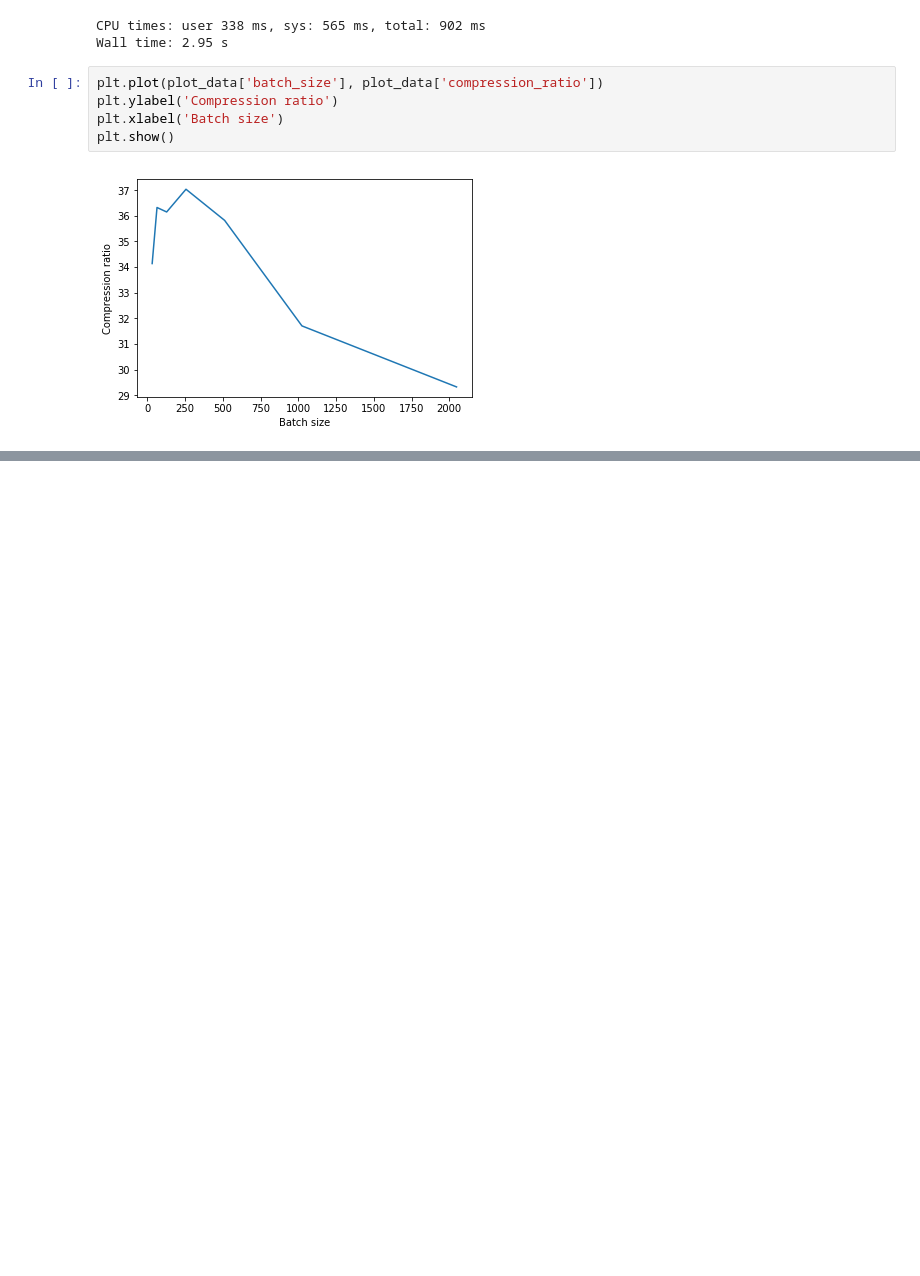
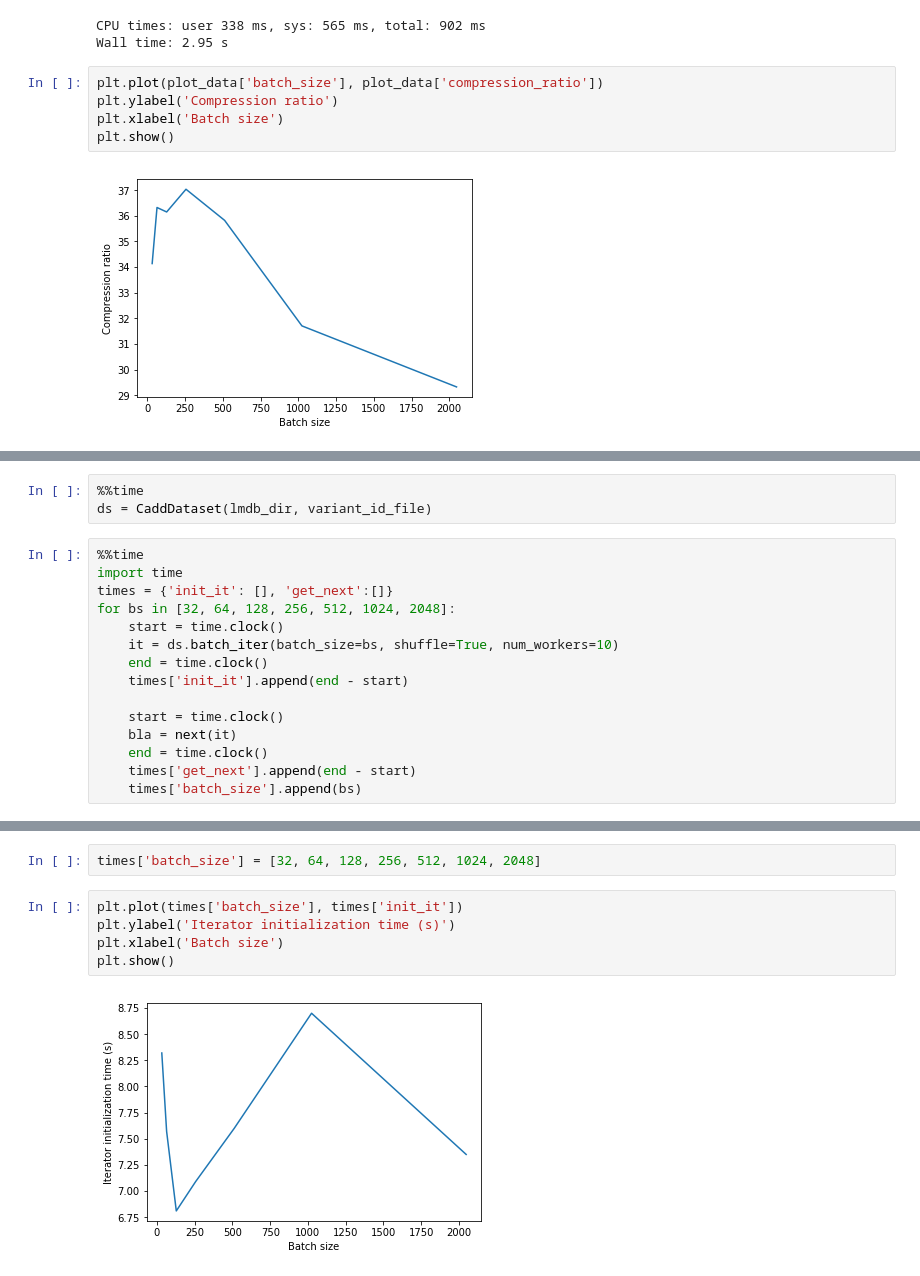
Before and after one commit to dansimancas/kipoi-cadd, a Jupyter notebook: plots/thesis/01_Data_preprocessing.ipynb, the cells around one changed output, grey strips where cells are left out. Drawn from its saved outputs; the diff is of its cells as text; blank space fills up the shorter version.

```diff
--- a/plots/thesis/01_Data_preprocessing.ipynb
+++ b/plots/thesis/01_Data_preprocessing.ipynb
@@ -34,0 +35,18 @@ plt.show()
+# %%
+%%time
+ds = CaddDataset(lmdb_dir, variant_id_file)
+# %%
+%%time
+import time
+times = {'init_it': [], 'get_next':[]}
+for bs in [32, 64, 128, 256, 512, 1024, 2048]:
+    start = time.clock()
+    it = ds.batch_iter(batch_size=bs, shuffle=True, num_workers=10)
+    end = time.clock()
+    times['init_it'].append(end - start)
+
+    start = time.clock()
+    bla = next(it)
+    end = time.clock()
+    times['get_next'].append(end - start)
+    times['batch_size'].append(bs)
@@ -34,0 +56,9 @@ plt.show()
+# %%
+times['batch_size'] = [32, 64, 128, 256, 512, 1024, 2048]
+# %%
+plt.plot(times['batch_size'], times['init_it'])
+plt.ylabel('Iterator initialization time (s)')
+plt.xlabel('Batch size')
+plt.show()
+# %% [output]
+[figure, added]
```
Also changed, not shown: parts of 5 cells of this notebook, 5 other files.
